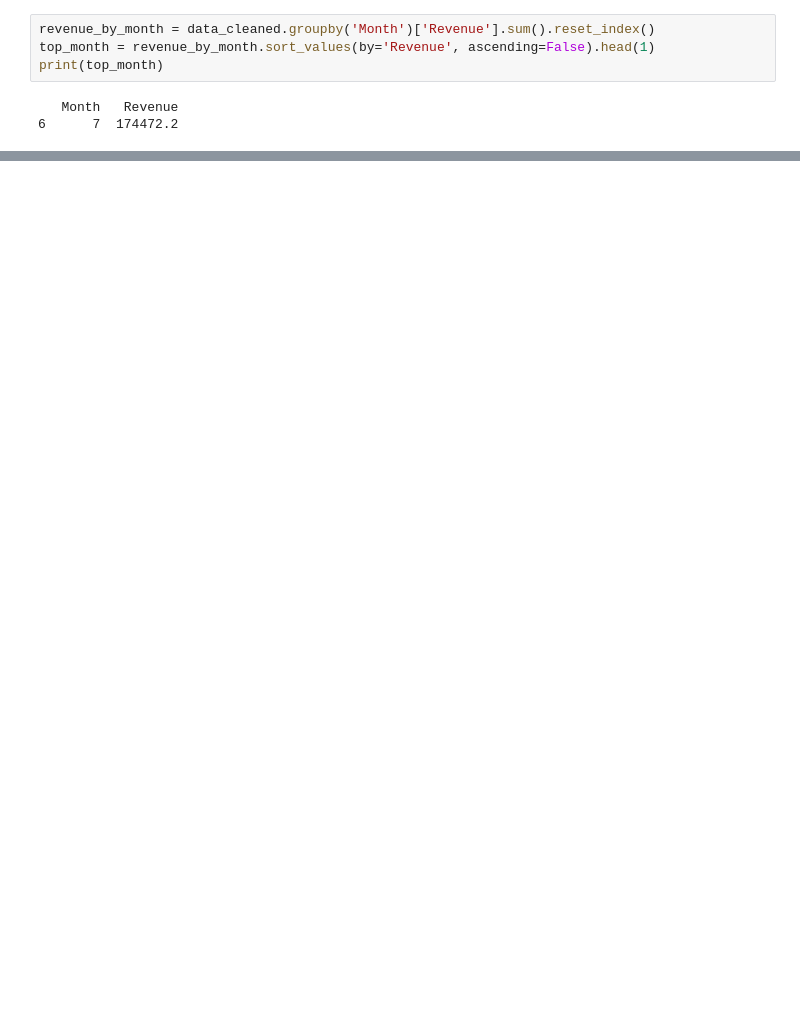
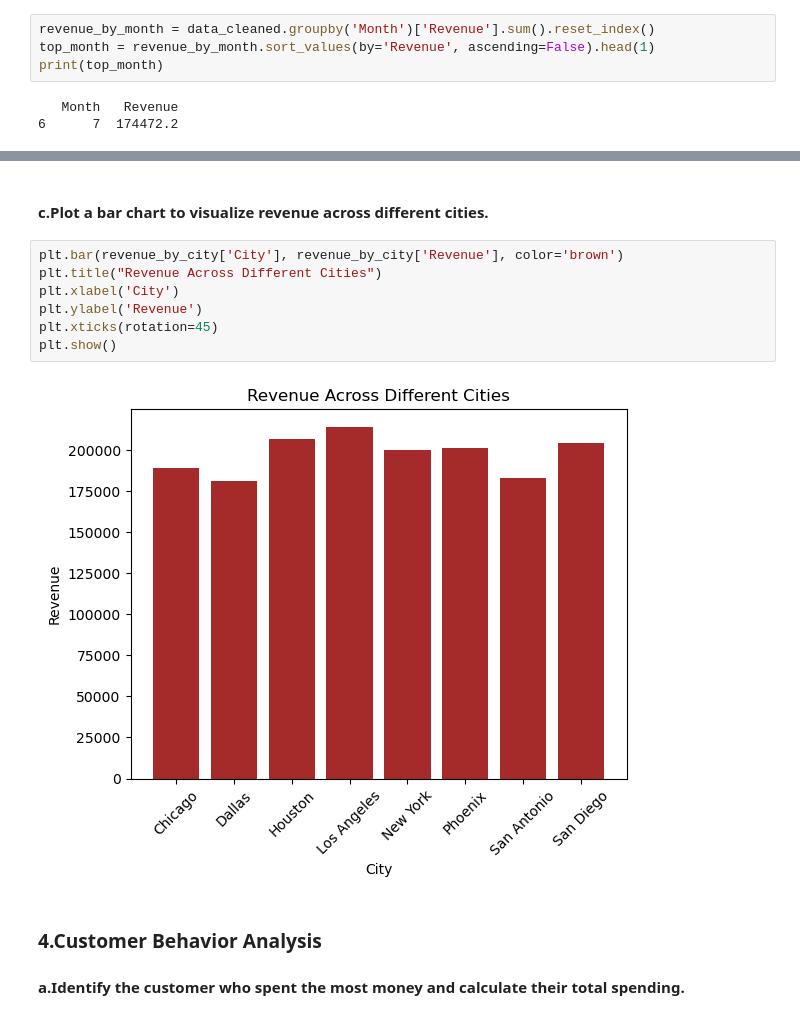
Before and after one commit to MinalKulkarni07/Python, a Jupyter notebook: Python Assignments/Case study(Sales Analysis).ipynb, the cells around one changed output, grey strips where cells are left out. Drawn from its saved outputs; the diff is of its cells as text; blank space fills up the shorter version.

```diff
--- a/Python Assignments/Case study(Sales Analysis).ipynb
+++ b/Python Assignments/Case study(Sales Analysis).ipynb
@@ -167,0 +199,14 @@ plt.show()
+# %% [markdown]
+#### c.Plot a bar chart to visualize revenue across different cities.
+# %%
+plt.bar(revenue_by_city['City'], revenue_by_city['Revenue'], color='brown')
+plt.title("Revenue Across Different Cities")
+plt.xlabel('City')
+plt.ylabel('Revenue')
+plt.xticks(rotation=45)
+plt.show()
+# %% [output]
+[figure, added]
+# %% [markdown]
+### 4.Customer Behavior Analysis
+#### a.Identify the customer who spent the most money and calculate their total spending.
```
Also changed, not shown: parts of 14 cells of this notebook.
